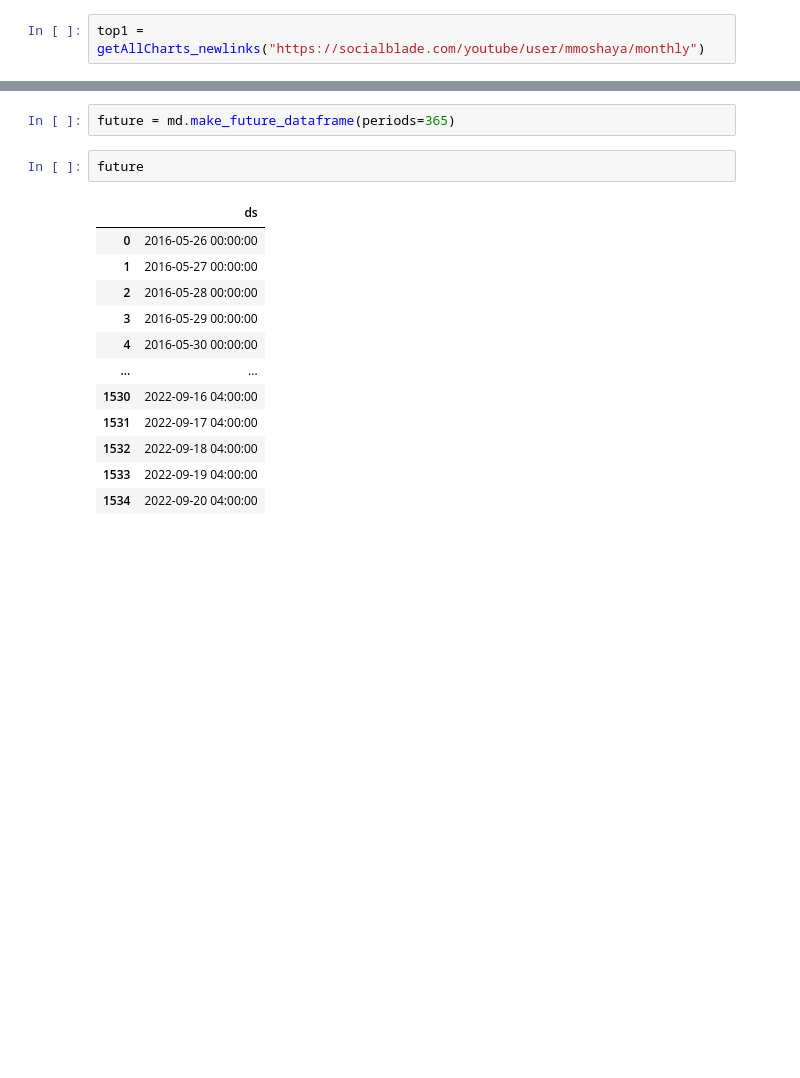
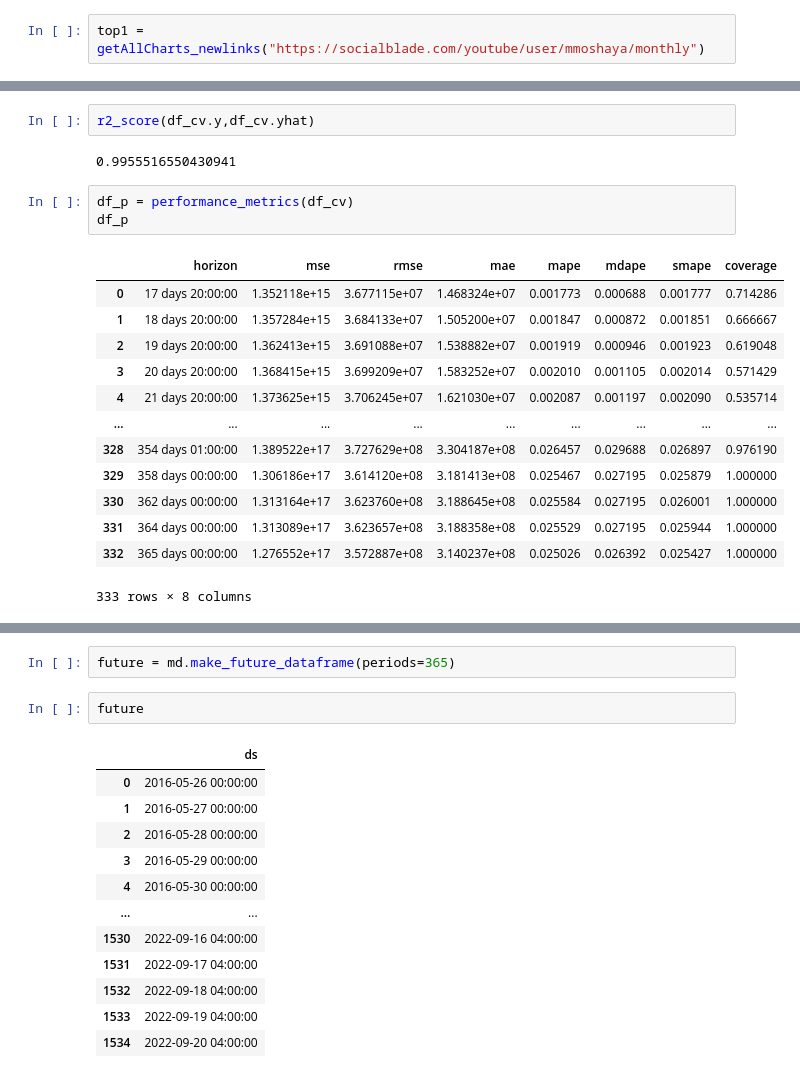
Before and after one commit to Fa7adbina/NBM_Reg_project2, a Jupyter notebook: Regression_ProjectV1.ipynb, the cells around one changed output, grey strips where cells are left out. Cells and saved outputs as stored; diff of their text form; blank space fills up the shorter version.

```diff
--- a/Regression_ProjectV1.ipynb
+++ b/Regression_ProjectV1.ipynb
@@ -179,0 +223,21 @@ md.fit(X_y)
+# %%
+r2_score(df_cv.y,df_cv.yhat)
+# %% [output]
+0.9955516550430941
+# %%
+df_p = performance_metrics(df_cv)
+df_p
+# %% [output]
+|  | horizon | mse | rmse | mae | mape | mdape | smape | coverage |
+| 0 | 17 days 20:00:00 | 1.352118e+15 | 3.677115e+07 | 1.468324e+07 | 0.001773 | 0.000688 | 0.001777 | 0.714286 |
+| 1 | 18 days 20:00:00 | 1.357284e+15 | 3.684133e+07 | 1.505200e+07 | 0.001847 | 0.000872 | 0.001851 | 0.666667 |
+| 2 | 19 days 20:00:00 | 1.362413e+15 | 3.691088e+07 | 1.538882e+07 | 0.001919 | 0.000946 | 0.001923 | 0.619048 |
+| 3 | 20 days 20:00:00 | 1.368415e+15 | 3.699209e+07 | 1.583252e+07 | 0.002010 | 0.001105 | 0.002014 | 0.571429 |
+| 4 | 21 days 20:00:00 | 1.373625e+15 | 3.706245e+07 | 1.621030e+07 | 0.002087 | 0.001197 | 0.002090 | 0.535714 |
+| ... | ... | ... | ... | ... | ... | ... | ... | ... |
+| 328 | 354 days 01:00:00 | 1.389522e+17 | 3.727629e+08 | 3.304187e+08 | 0.026457 | 0.029688 | 0.026897 | 0.976190 |
+| 329 | 358 days 00:00:00 | 1.306186e+17 | 3.614120e+08 | 3.181413e+08 | 0.025467 | 0.027195 | 0.025879 | 1.000000 |
+| 330 | 362 days 00:00:00 | 1.313164e+17 | 3.623760e+08 | 3.188645e+08 | 0.025584 | 0.027195 | 0.026001 | 1.000000 |
+| 331 | 364 days 00:00:00 | 1.313089e+17 | 3.623657e+08 | 3.188358e+08 | 0.025529 | 0.027195 | 0.025944 | 1.000000 |
+| 332 | 365 days 00:00:00 | 1.276552e+17 | 3.572887e+08 | 3.140237e+08 | 0.025026 | 0.026392 | 0.025427 | 1.000000 |
+333 rows × 8 columns
```
Also changed, not shown: parts of 11 cells of this notebook.
